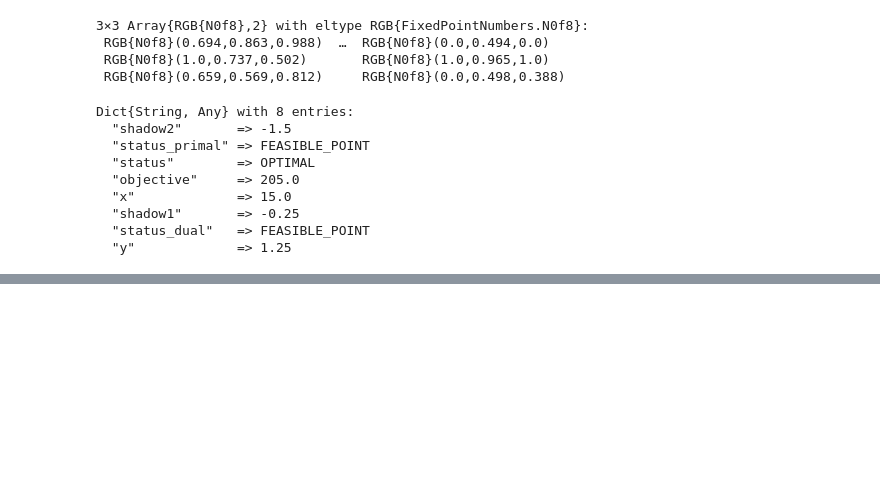
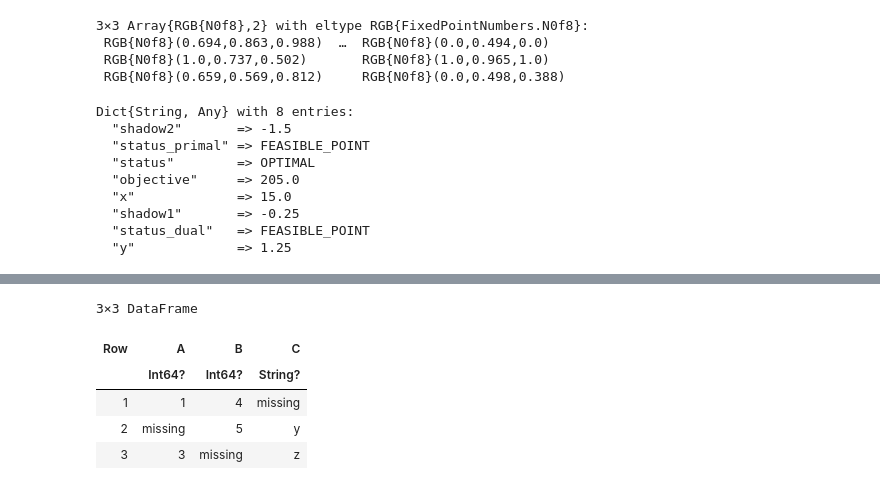
Before and after one commit to tarskul/JuliaStudyGroup, a Jupyter notebook: JuliaStudyGroup.ipynb, the cells around one changed output, grey strips where cells are left out. Drawn from its saved outputs; the diff is of its cells as text; code cells hidden in the pictures; blank space fills up the shorter version.

Commit message:
Dataframes

```diff
--- a/JuliaStudyGroup.ipynb
+++ b/JuliaStudyGroup.ipynb
@@ -398,0 +444,13 @@ Dict{String, Any} with 8 entries:
+# %%
+df=DataFrame()
+df.A=[1,missing,3]
+df.B=[4,5,missing]
+df.C=[missing,"y","z"]
+df
+# %% [output]
+3×3 DataFrame
+| Row | A | B | C |
+|  | Int64? | Int64? | String? |
+| 1 | 1 | 4 | missing |
+| 2 | missing | 5 | y |
+| 3 | 3 | missing | z |
```
Also changed, not shown: parts of 10 cells of this notebook, 6 other files.
